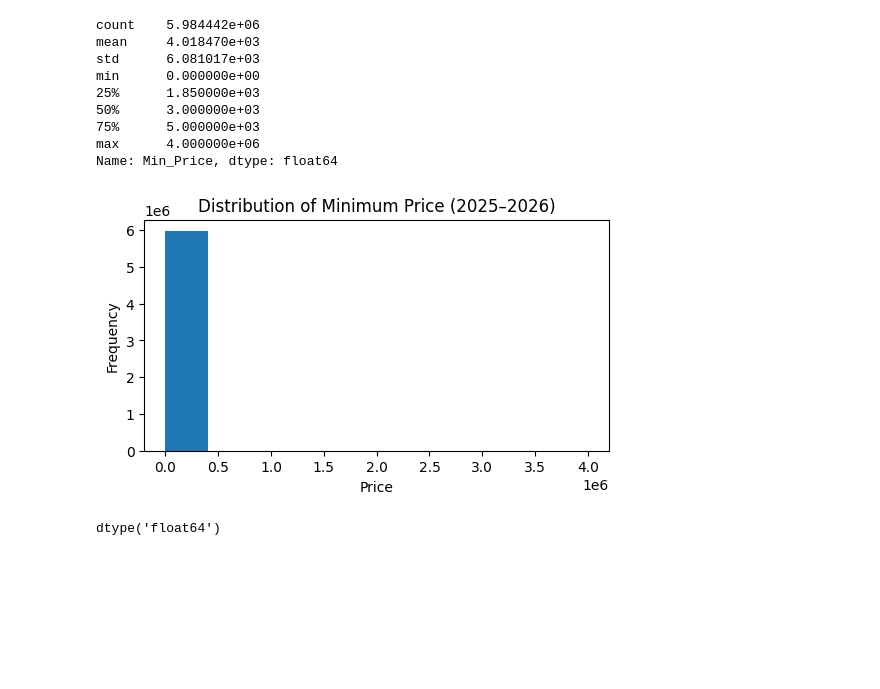
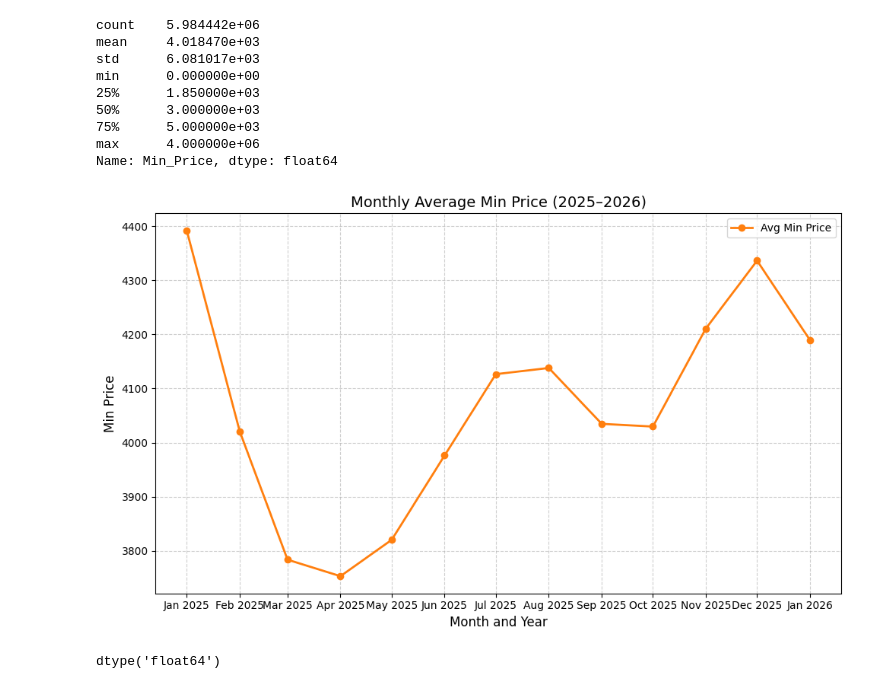
Before and after one commit to khushilalwani7002/Crop-Price-Predictor, a Jupyter notebook: min price.ipynb, the cells around one changed output. Saved outputs shown, nothing was run; the diff lists cells and outputs as text; code cells hidden in the pictures; blank space fills up the shorter version.

```diff
--- a/min price.ipynb
+++ b/min price.ipynb
@@ -105,14 +105,40 @@ min      0.000000e+00
 max      4.000000e+06
 Name: Min_Price, dtype: float64
 # %%
-plt.figure(figsize=(6,3))
-plt.hist(df['Min_Price'])
-plt.title("Distribution of Minimum Price (2025–2026)")
-plt.xlabel("Price")
-plt.ylabel("Frequency")
+import pandas as pd
+import numpy as np
+import matplotlib.pyplot as plt
+
+# 2. Convert Date to datetime format
+df['Arrival_Date'] = pd.to_datetime(df['Arrival_Date'])
+
+# 3. IF the Min_Price is still log-transformed predictions, uncomment the line below:
+# df['Min_Price'] = np.expm1(df['Min_Price'])
+
+# 4. Group by Month and Year (using .to_period('M') handles both)
+monthly_min_avg = df.groupby(df['Arrival_Date'].dt.to_period('M'))['Min_Price'].mean()
+
+# 5. Convert to timestamp for plotting compatibility
+plot_data = monthly_min_avg.to_timestamp()
+
+# 6. Plotting the trend
+plt.figure(figsize=(10, 6))
+plt.plot(plot_data.index, plot_data.values, marker='o', linestyle='-', color='#ff7f0e', linewidth=2, label='Avg Min Price')
+
+# Customizing the labels
+plt.title("Monthly Average Min Price (2025–2026)", fontsize=14)
+plt.xlabel("Month and Year", fontsize=12)
+plt.ylabel("Min Price", fontsize=12)
+
+# Ensure the labels show both month and year correctly
+plt.xticks(plot_data.index, [d.strftime('%b %Y') for d in plot_data.index])
+
+plt.grid(True, linestyle='--', alpha=0.6)
+plt.legend()
+plt.tight_layout()
 plt.show()
 # %% [output]
-[figure, old version]
+[figure, new version]
 # %%
 df['Min_Price'].dtype
 # %% [output]
```
Also changed, not shown: parts of 2 cells of this notebook.
